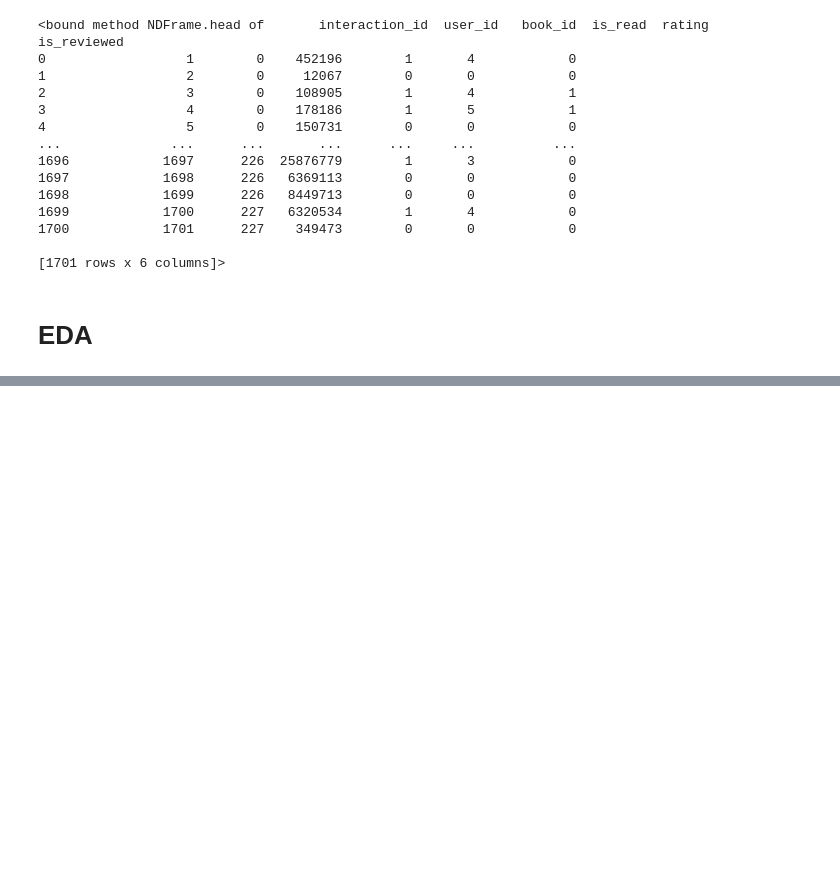
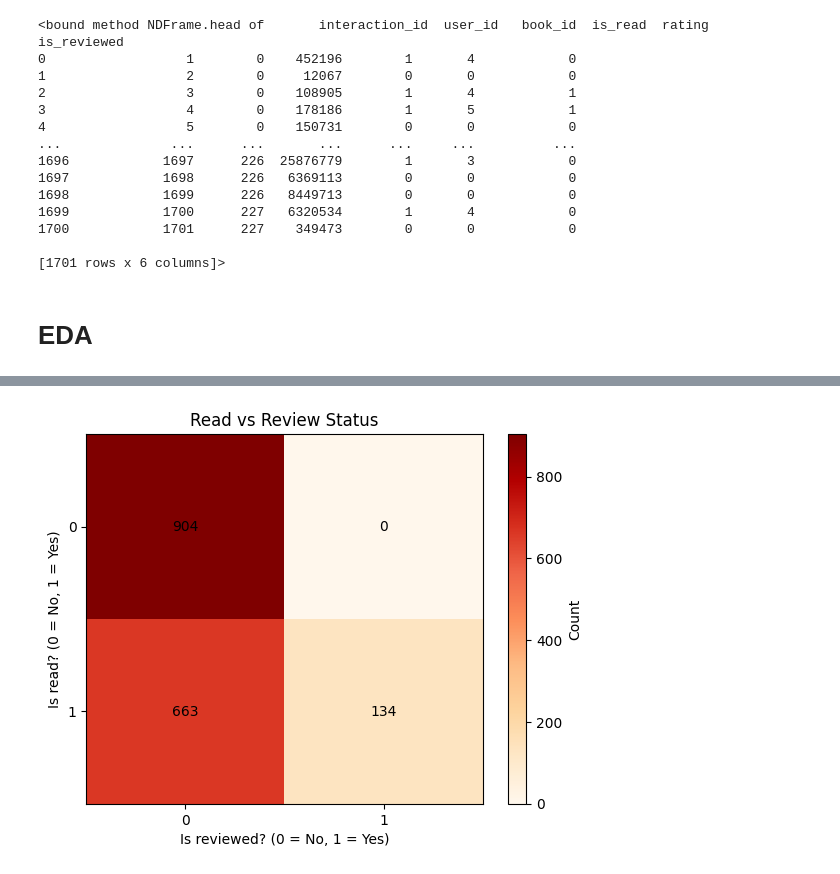
Before and after one commit to nrchnnas/recsys, a Jupyter notebook: eda.ipynb, the cells around one changed output, grey strips where cells are left out. Drawn from its saved outputs; the diff is of its cells as text; code cells hidden in the pictures; blank space fills up the shorter version.

```diff
--- a/eda.ipynb
+++ b/eda.ipynb
@@ -77,0 +98,29 @@ conn.close()
+# %%
+# Create 2D frequency table
+heatmap_data = pd.crosstab(interactions_df['is_read'], interactions_df['is_reviewed'])
+
+# Convert to NumPy array for imshow
+data_array = heatmap_data.values
+
+# Plot heatmap
+plt.imshow(data_array, cmap='OrRd', aspect='auto')
+
+# Add color bar
+plt.colorbar(label='Count')
+
+# Set axis labels
+plt.title("Read vs Review Status")
+plt.xlabel("Is reviewed? (0 = No, 1 = Yes)")
+plt.ylabel("Is read? (0 = No, 1 = Yes)")
+
+# Set tick labels
+plt.xticks(ticks=range(len(heatmap_data.columns)), labels=heatmap_data.columns)
+plt.yticks(ticks=range(len(heatmap_data.index)), labels=heatmap_data.index)
+
+for i in range(data_array.shape[0]):
+    for j in range(data_array.shape[1]):
+        plt.text(j, i, str(data_array[i, j]), ha='center', va='center', color='black')
+
+plt.show()
+# %% [output]
+[figure, added]
```
Also changed, not shown: parts of 4 cells of this notebook.
